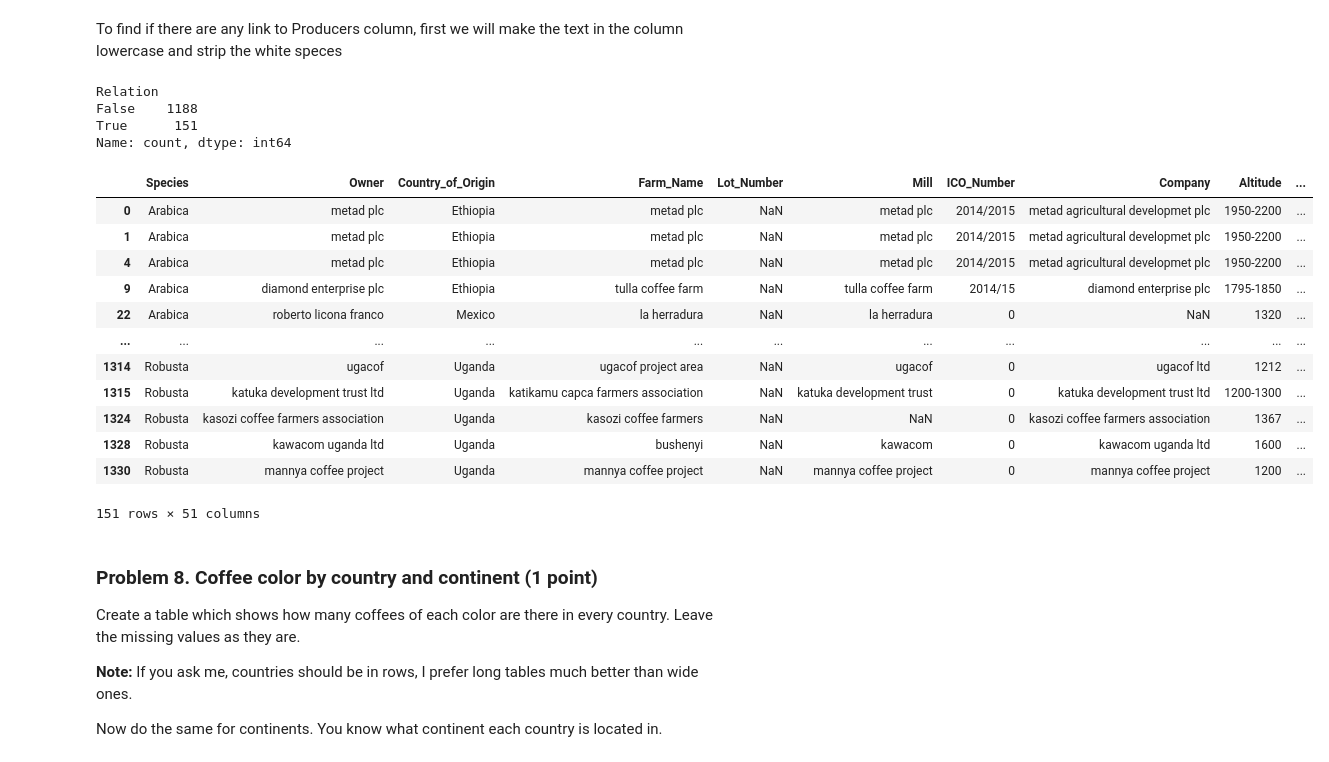
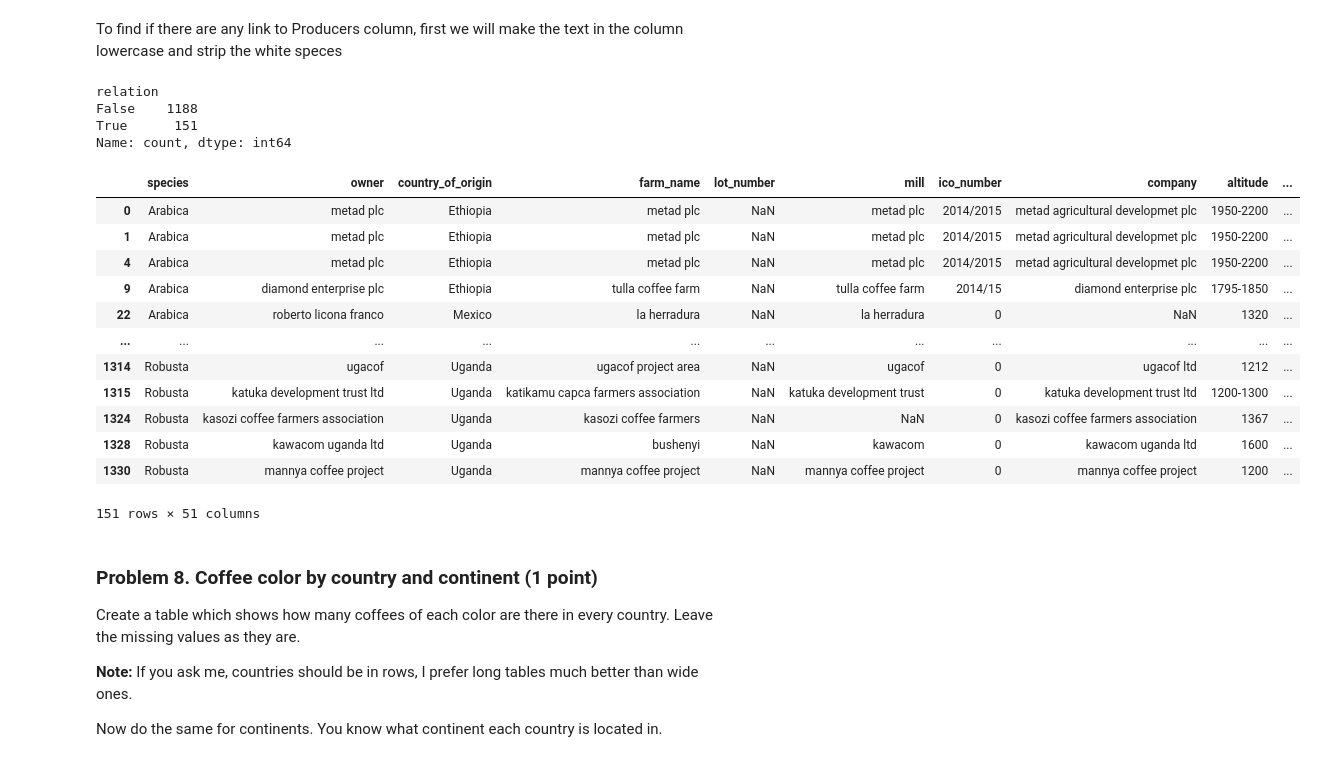
Before and after one commit to i11g/Data-Tidying, a Jupyter notebook: Data Tidying and Cleaning Lab.ipynb, the cells around one changed output. Drawn from its saved outputs; the diff is of its cells as text; code cells hidden in the pictures.

```diff
--- a/Data Tidying and Cleaning Lab.ipynb
+++ b/Data Tidying and Cleaning Lab.ipynb
@@ -348,6 +416,6 @@ Name: count, Length: 319, dtype: int64
 # %%
 # Compare the two columns
 # First we will make the text in the two columns lowercase and strip whitespace for comparision
-coffe_index["Owner_clean"]= coffe_index["Owner"].str.lower().str.strip()
-coffe_index["Owner_1_clean"]= coffe_index["Owner_1"].str.lower().str.strip()
+coffe_index["owner_clean"]= coffe_index["owner"].str.lower().str.strip()
+coffe_index["owner_1_clean"]= coffe_index["owner_1"].str.lower().str.strip()
 # %%
@@ -384,7 +452,7 @@ james moore                           1
 Name: count, Length: 317, dtype: int64
 # %%
 # Compare the clean columns
-coffe_index["compare"] = coffe_index["Owner_clean"] == coffe_index["Owner_1_clean"]
+coffe_index["compare"] = coffe_index["owner_clean"] == coffe_index["owner_1_clean"]
 # %%
 # See in how many values differ
 coffe_index["compare"].value_counts()
@@ -447,21 +501,21 @@ Name: count, Length: 692, dtype: int64
 # %% [markdown]
 To find if there are any link to Producers column, first we will make the text in the column lowercase and strip the white speces
 # %%
-coffe_index["Producer_clean"]= coffe_index["Producer"].str.lower().str.strip()
+coffe_index["producer_clean"]= coffe_index["producer"].str.lower().str.strip()
 # %%
 # Compare the two
-coffe_index["Relation"] = coffe_index["Producer_clean"] == coffe_index["Owner_clean"]
+coffe_index["relation"] = coffe_index["producer_clean"] == coffe_index["owner_clean"]
 # %%
-coffe_index.Relation.value_counts()
+coffe_index.relation.value_counts()
 # %% [output]
-Relation
+relation
 False    1188
 True      151
 Name: count, dtype: int64
 # %%
-coffe_index[coffe_index["Relation"]]
+coffe_index[coffe_index["relation"]]
 # %% [output]
-|  | Species | Owner | Country_of_Origin | Farm_Name | Lot_Number | Mill | ICO_Number | Company | Altitude | ... |
+|  | species | owner | country_of_origin | farm_name | lot_number | mill | ico_number | company | altitude | ... |
 | 0 | Arabica | metad plc | Ethiopia | metad plc | NaN | metad plc | 2014/2015 | metad agricultural developmet plc | 1950-2200 | ... |
 | 1 | Arabica | metad plc | Ethiopia | metad plc | NaN | metad plc | 2014/2015 | metad agricultural developmet plc | 1950-2200 | ... |
 | 4 | Arabica | metad plc | Ethiopia | metad plc | NaN | metad plc | 2014/2015 | metad agricultural developmet plc | 1950-2200 | ... |
```
Also changed, not shown: parts of 41 cells of this notebook, 1 other file.
